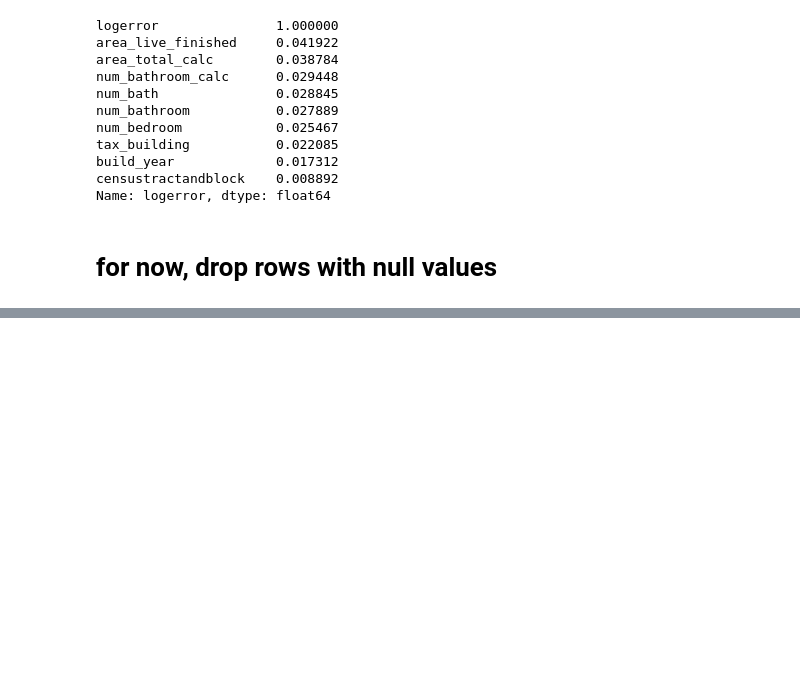
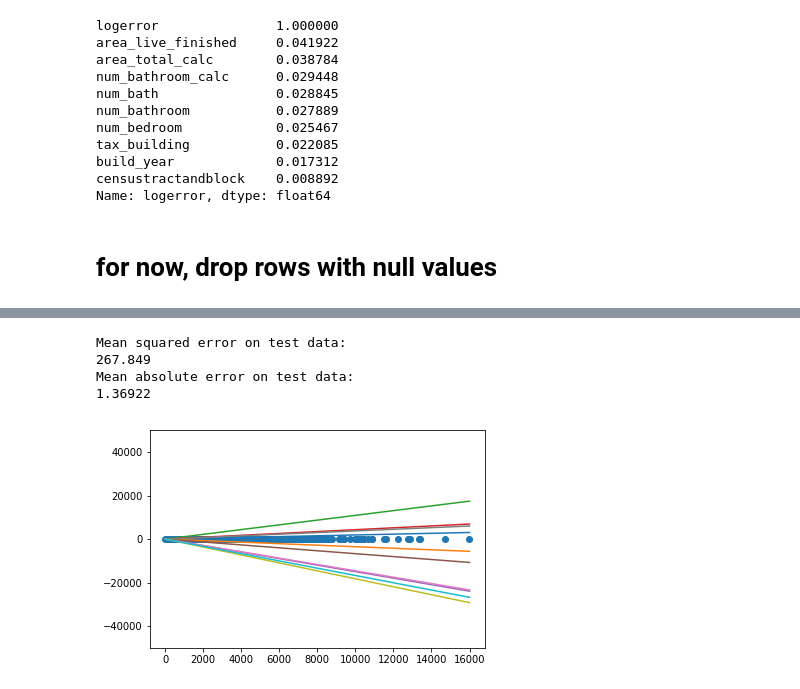
Before and after one commit to cavaunpeu/random-effects-neural-networks, a Jupyter notebook: zillow.ipynb, the cells around one changed output, grey strips where cells are left out. Saved outputs shown, nothing was run; the diff lists cells and outputs as text; code cells hidden in the pictures; blank space fills up the shorter version.

```diff
--- a/zillow.ipynb
+++ b/zillow.ipynb
@@ -115,0 +124,2 @@ train_df.dropna(inplace=True)
+# %%
+X_train, X_val, y_train, y_val = train_test_split(train_df, train_df['logerror'], test_size=0.5, random_state=42)
@@ -115,0 +128,8 @@ train_df.dropna(inplace=True)
+# %%
+D = 1
+N = len(X_train)
+# %%
+area_live_finished = tf.placeholder(tf.float32, [N, D])
+β_area_live_finished = Normal(loc=tf.zeros(D), scale=tf.ones(D))
+α = Normal(loc=tf.zeros(1), scale=tf.ones(1))
+y = Normal(loc=ed.dot(area_live_finished, β_area_live_finished) + α, scale=tf.ones(N))
@@ -115,0 +150,35 @@ train_df.dropna(inplace=True)
+# %%
+print("Mean squared error on test data:")
+print(ed.evaluate('mean_squared_error', data={area_live_finished: X_val['area_live_finished'].values.reshape(-1, 1), y_post: y_val.values}))
+
+print("Mean absolute error on test data:")
+print(ed.evaluate('mean_absolute_error', data={area_live_finished: X_val['area_live_finished'].values.reshape(-1, 1), y_post: y_val.values}))
+# %% [output]
+Mean squared error on test data:
+267.849
+Mean absolute error on test data:
+1.36922
+# %%
+# def visualise(X_data, y_data, α, β_area_live_finished, n_samples=10):
+#     β_area_live_finished_samples = β_area_live_finished.sample(n_samples).eval()
+#     α_samples = α.sample(n_samples).eval()
+#     plt.scatter(X_data['area_live_finished'], y_data)
+#     inputs = np.linspace(0, 18000, num=100000)
+#     for ns in range(n_samples):
+#         output = α_samples[ns] + inputs * β_area_live_finished_samples[ns]
+#         plt.plot(inputs, output)
+
+def visualise(X_data, y_data, w, b, n_samples=10):
+  w_samples = w.sample(n_samples)[:, 0].eval()
+  b_samples = b.sample(n_samples).eval()
+  plt.scatter(X_data, y_data)
+  plt.ylim([-50000, 50000])
+  inputs = np.linspace(0, 16000, num=16000)
+  for ns in range(n_samples):
+    output = inputs * w_samples[ns] + b_samples[ns]
+    plt.plot(inputs, output)
+# %%
+# Visualize samples from the prior.
+visualise(X_train['area_live_finished'], y_train, β_area_live_finished, α, n_samples=10)
+# %% [output]
+[figure, added]
```
Also changed, not shown: parts of 12 cells of this notebook.
